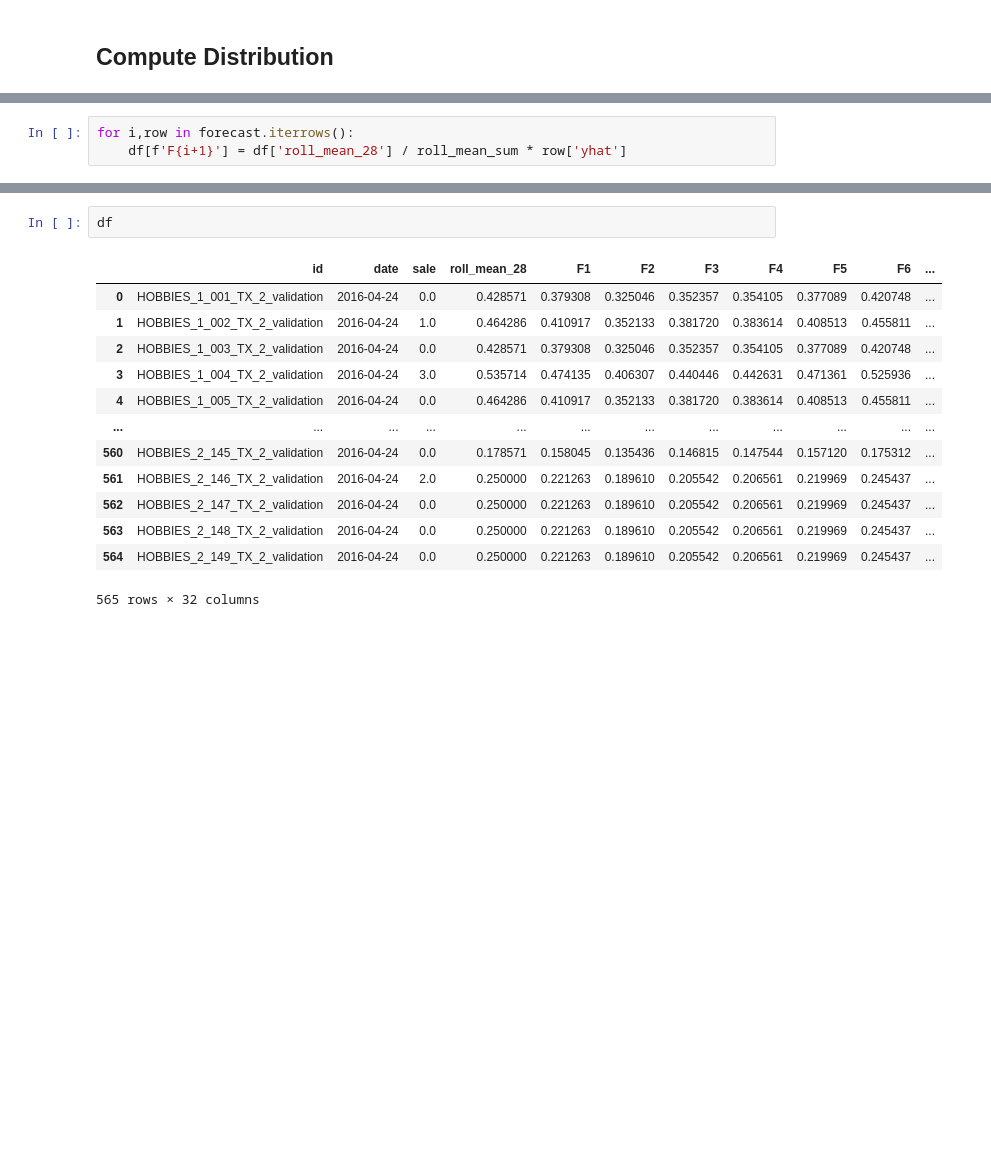
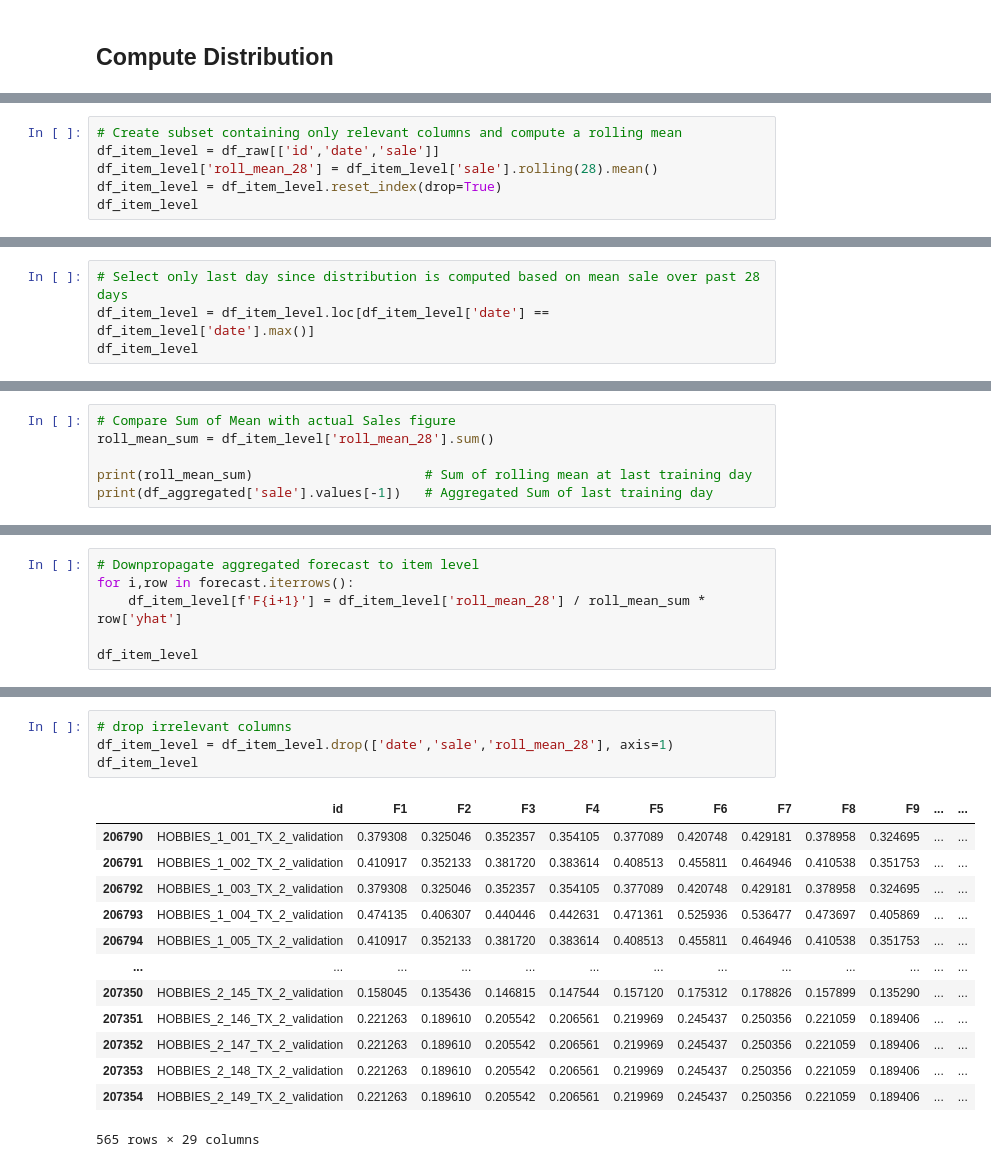
Before and after one commit to dominicdoerig/predicting-sales-data, a Jupyter notebook: m5_challenge/04_forecast_fbprophet.ipynb, the cells around one changed output, grey strips where cells are left out. Saved outputs shown, nothing was run; the diff lists cells and outputs as text; blank space fills up the shorter version.

```diff
--- a/m5_challenge/04_forecast_fbprophet.ipynb
+++ b/m5_challenge/04_forecast_fbprophet.ipynb
@@ -258,0 +105,6 @@ df
+# %%
+# Create subset containing only relevant columns and compute a rolling mean
+df_item_level = df_raw[['id','date','sale']]
+df_item_level['roll_mean_28'] = df_item_level['sale'].rolling(28).mean()
+df_item_level = df_item_level.reset_index(drop=True)
+df_item_level
@@ -258,0 +130,4 @@ df
+# %%
+# Select only last day since distribution is computed based on mean sale over past 28 days
+df_item_level = df_item_level.loc[df_item_level['date'] == df_item_level['date'].max()]
+df_item_level
@@ -258,0 +148,6 @@ df
+# %%
+# Compare Sum of Mean with actual Sales figure
+roll_mean_sum = df_item_level['roll_mean_28'].sum()
+
+print(roll_mean_sum)                      # Sum of rolling mean at last training day
+print(df_aggregated['sale'].values[-1])   # Aggregated Sum of last training day
@@ -259,3 +157,6 @@ df
 # %%
+# Downpropagate aggregated forecast to item level
 for i,row in forecast.iterrows():
-    df[f'F{i+1}'] = df['roll_mean_28'] / roll_mean_sum * row['yhat']
+    df_item_level[f'F{i+1}'] = df_item_level['roll_mean_28'] / roll_mean_sum * row['yhat']
+
+df_item_level
@@ -262,16 +182,18 @@ for i,row in forecast.iterrows():
-# %%
-df
-# %% [output]
-|  | id | date | sale | roll_mean_28 | F1 | F2 | F3 | F4 | F5 | F6 | ... |
-| 0 | HOBBIES_1_001_TX_2_validation | 2016-04-24 | 0.0 | 0.428571 | 0.379308 | 0.325046 | 0.352357 | 0.354105 | 0.377089 | 0.420748 | ... |
-| 1 | HOBBIES_1_002_TX_2_validation | 2016-04-24 | 1.0 | 0.464286 | 0.410917 | 0.352133 | 0.381720 | 0.383614 | 0.408513 | 0.455811 | ... |
-| 2 | HOBBIES_1_003_TX_2_validation | 2016-04-24 | 0.0 | 0.428571 | 0.379308 | 0.325046 | 0.352357 | 0.354105 | 0.377089 | 0.420748 | ... |
-| 3 | HOBBIES_1_004_TX_2_validation | 2016-04-24 | 3.0 | 0.535714 | 0.474135 | 0.406307 | 0.440446 | 0.442631 | 0.471361 | 0.525936 | ... |
-| 4 | HOBBIES_1_005_TX_2_validation | 2016-04-24 | 0.0 | 0.464286 | 0.410917 | 0.352133 | 0.381720 | 0.383614 | 0.408513 | 0.455811 | ... |
-| ... | ... | ... | ... | ... | ... | ... | ... | ... | ... | ... | ... |
-| 560 | HOBBIES_2_145_TX_2_validation | 2016-04-24 | 0.0 | 0.178571 | 0.158045 | 0.135436 | 0.146815 | 0.147544 | 0.157120 | 0.175312 | ... |
-| 561 | HOBBIES_2_146_TX_2_validation | 2016-04-24 | 2.0 | 0.250000 | 0.221263 | 0.189610 | 0.205542 | 0.206561 | 0.219969 | 0.245437 | ... |
-| 562 | HOBBIES_2_147_TX_2_validation | 2016-04-24 | 0.0 | 0.250000 | 0.221263 | 0.189610 | 0.205542 | 0.206561 | 0.219969 | 0.245437 | ... |
-| 563 | HOBBIES_2_148_TX_2_validation | 2016-04-24 | 0.0 | 0.250000 | 0.221263 | 0.189610 | 0.205542 | 0.206561 | 0.219969 | 0.245437 | ... |
-| 564 | HOBBIES_2_149_TX_2_validation | 2016-04-24 | 0.0 | 0.250000 | 0.221263 | 0.189610 | 0.205542 | 0.206561 | 0.219969 | 0.245437 | ... |
-565 rows × 32 columns
+# %%
+# drop irrelevant columns
+df_item_level = df_item_level.drop(['date','sale','roll_mean_28'], axis=1)
+df_item_level
+# %% [output]
+|  | id | F1 | F2 | F3 | F4 | F5 | F6 | F7 | F8 | F9 | ... | ... |
+| 206790 | HOBBIES_1_001_TX_2_validation | 0.379308 | 0.325046 | 0.352357 | 0.354105 | 0.377089 | 0.420748 | 0.429181 | 0.378958 | 0.324695 | ... | ... |
+| 206791 | HOBBIES_1_002_TX_2_validation | 0.410917 | 0.352133 | 0.381720 | 0.383614 | 0.408513 | 0.455811 | 0.464946 | 0.410538 | 0.351753 | ... | ... |
+| 206792 | HOBBIES_1_003_TX_2_validation | 0.379308 | 0.325046 | 0.352357 | 0.354105 | 0.377089 | 0.420748 | 0.429181 | 0.378958 | 0.324695 | ... | ... |
+| 206793 | HOBBIES_1_004_TX_2_validation | 0.474135 | 0.406307 | 0.440446 | 0.442631 | 0.471361 | 0.525936 | 0.536477 | 0.473697 | 0.405869 | ... | ... |
+| 206794 | HOBBIES_1_005_TX_2_validation | 0.410917 | 0.352133 | 0.381720 | 0.383614 | 0.408513 | 0.455811 | 0.464946 | 0.410538 | 0.351753 | ... | ... |
+| ... | ... | ... | ... | ... | ... | ... | ... | ... | ... | ... | ... | ... |
+| 207350 | HOBBIES_2_145_TX_2_validation | 0.158045 | 0.135436 | 0.146815 | 0.147544 | 0.157120 | 0.175312 | 0.178826 | 0.157899 | 0.135290 | ... | ... |
+| 207351 | HOBBIES_2_146_TX_2_validation | 0.221263 | 0.189610 | 0.205542 | 0.206561 | 0.219969 | 0.245437 | 0.250356 | 0.221059 | 0.189406 | ... | ... |
+| 207352 | HOBBIES_2_147_TX_2_validation | 0.221263 | 0.189610 | 0.205542 | 0.206561 | 0.219969 | 0.245437 | 0.250356 | 0.221059 | 0.189406 | ... | ... |
+| 207353 | HOBBIES_2_148_TX_2_validation | 0.221263 | 0.189610 | 0.205542 | 0.206561 | 0.219969 | 0.245437 | 0.250356 | 0.221059 | 0.189406 | ... | ... |
+| 207354 | HOBBIES_2_149_TX_2_validation | 0.221263 | 0.189610 | 0.205542 | 0.206561 | 0.219969 | 0.245437 | 0.250356 | 0.221059 | 0.189406 | ... | ... |
+565 rows × 29 columns
```
Also changed, not shown: parts of 22 cells of this notebook.
